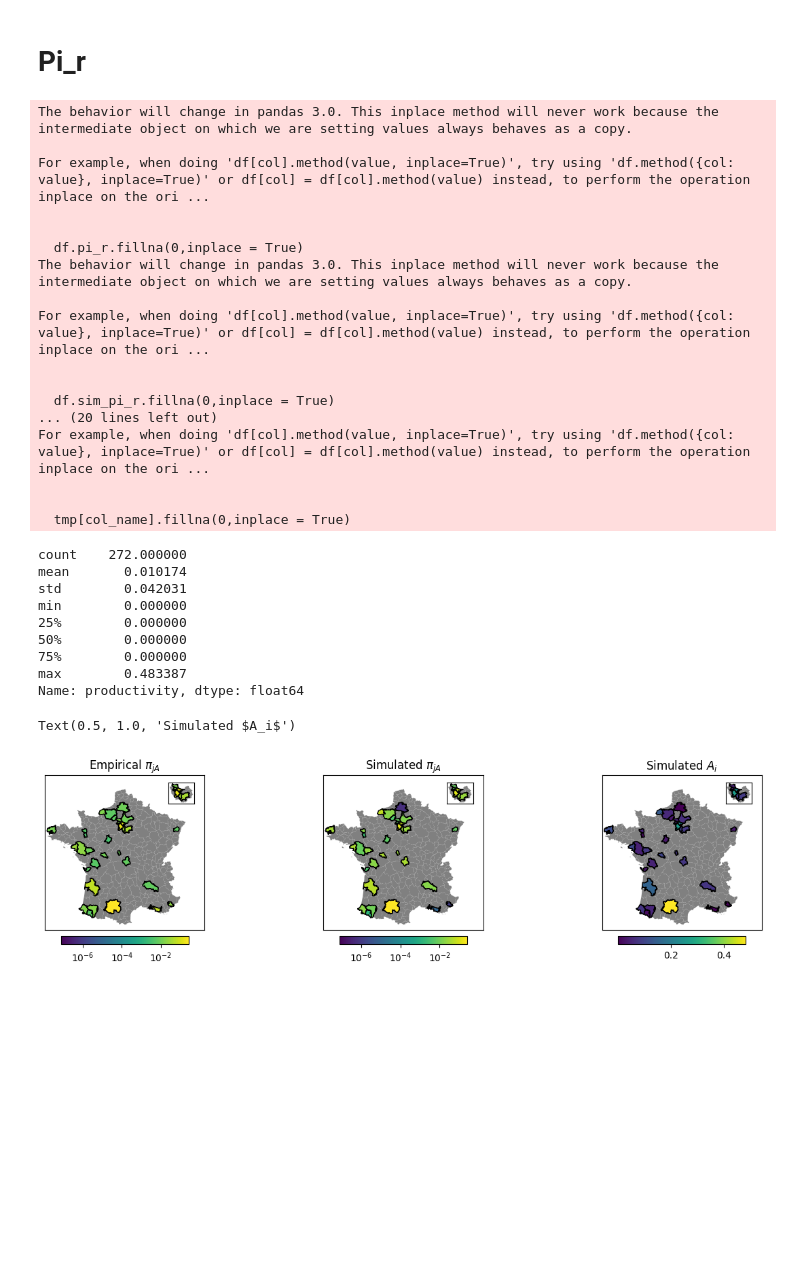
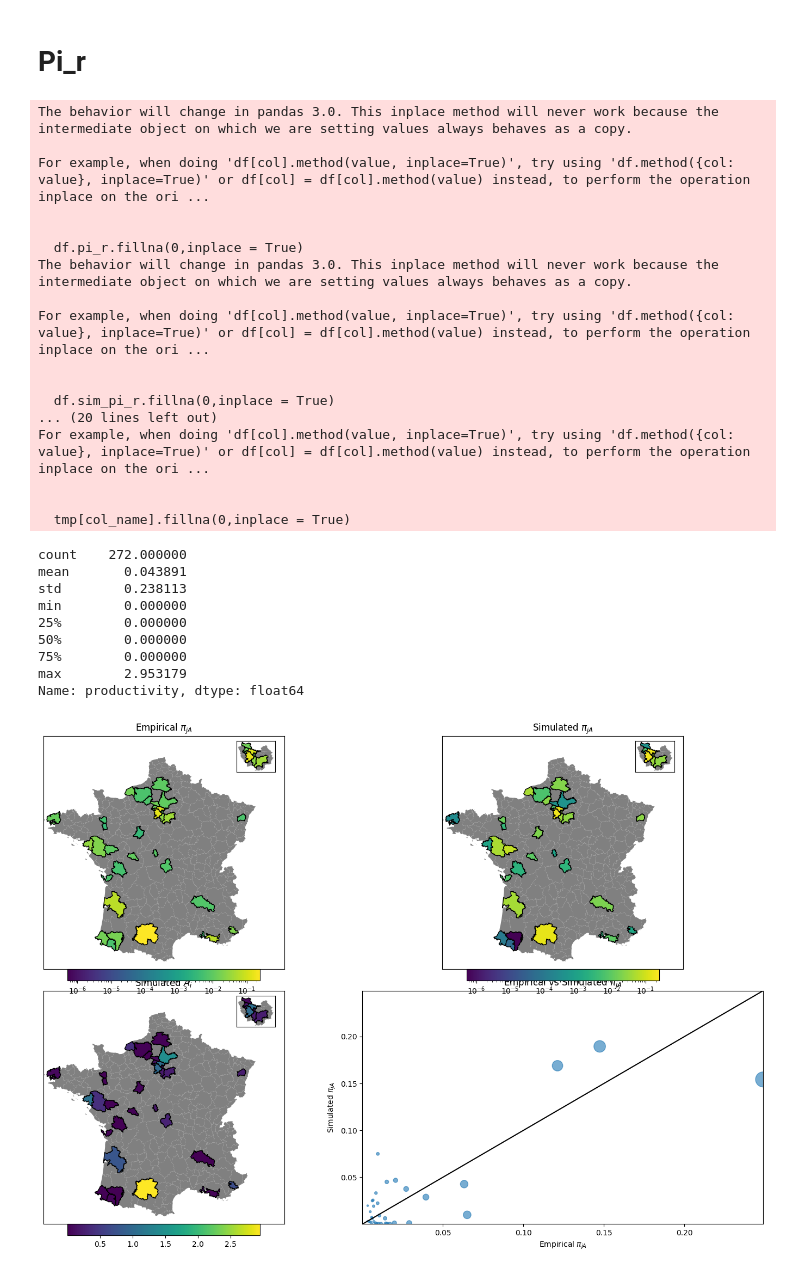
Before and after one commit to SwannChelly/SMM_Spatial_Comovement, a Jupyter notebook: analysis.ipynb, the cells around one changed output. Drawn from its saved outputs; the diff is of its cells as text; code cells hidden in the pictures; blank space fills up the shorter version.

```diff
--- a/analysis.ipynb
+++ b/analysis.ipynb
@@ -139,7 +139,7 @@ reference_empirical_moments = [
 # %%
 # Importation
 
-folder = "../reporting_aero/"
+folder = "./reporting_aero/"
 empirical_moments = np.load(os.path.join(folder,f"empirical_moments.npy"))
 best_simulated_moments = np.load(os.path.join(folder,f"best_simulated_moments.npy"))
 best_params = np.load(os.path.join(folder,f"best_parameters_list.npy"))
@@ -532,43 +572,68 @@ ref = ref.melt(id_vars='ze2010_i', var_name='ze2010_j', value_name='M_ij')
 
 
 
-fig,axs = plt.subplots(1,3,figsize = (15,10))
+fig,axs = plt.subplots(2,2,figsize = (15,10))
 pi_r = load_pi_r(best_simulated_moments_dict['emp_pi_r'][:,K])
 prod = load_productivity(unpack_params(best_params[:,K])['productivity'])
-plot_downstream(pi_r,"pi_r",axs[0])
-plot_downstream(pi_r,"sim_pi_r",axs[1])
-plot_downstream(prod,"productivity",axs[2])
+plot_downstream(pi_r,"pi_r",axs[0,0])
+plot_downstream(pi_r,"sim_pi_r",axs[0,1])
+plot_downstream(prod,"productivity",axs[1,0])
 
 
-axs[0].set_title(r'Empirical $\pi_{jA}$')
-axs[1].set_title(r'Simulated $\pi_{jA}$')
-axs[2].set_title(r'Simulated $A_i$')
+axs[0,0].set_title(r'Empirical $\pi_{jA}$')
+axs[0,1].set_title(r'Simulated $\pi_{jA}$')
+axs[1,0].set_title(r'Simulated $A_i$')
+
+x = pi_r.pi_r.values
+y = pi_r.sim_pi_r.values
+
+mask = x > 0
+x, y = x[mask], y[mask]
+
+# Bubble sizes proportional to empirical pi_r
+sizes = 400 * (x / x.max())
+
+axs[1, 1].scatter(x, y, s=sizes, alpha=0.6)
+
+lims = [
+    min(x.min(), y.min()),
+    max(x.max(), y.max())
+]
+axs[1, 1].plot(lims, lims, color="black")
+axs[1, 1].set_xlim(lims)
+axs[1, 1].set_ylim(lims)
+
+axs[1, 1].set_xlabel(r"Empirical $\pi_{jA}$")
+axs[1, 1].set_ylabel(r"Simulated $\pi_{jA}$")
+axs[1, 1].set_title(r"Empirical vs Simulated $\pi_{jA}$")
+
+plt.tight_layout()
+plt.show()
 # %% [output]
 The behavior will change in pandas 3.0. This inplace method will never work because the intermediate object on which we are setting values always behaves as a copy.
 
 For example, when doing 'df[col].method(value, inplace=True)', try using 'df.method({col: value}, inplace=True)' or df[col] = df[col].method(value) instead, to perform the operation inplace on the ori ...
 
 
   df.pi_r.fillna(0,inplace = True)
 The behavior will change in pandas 3.0. This inplace method will never work because the intermediate object on which we are setting values always behaves as a copy.
 
 For example, when doing 'df[col].method(value, inplace=True)', try using 'df.method({col: value}, inplace=True)' or df[col] = df[col].method(value) instead, to perform the operation inplace on the ori ...
 
 
   df.sim_pi_r.fillna(0,inplace = True)
 ... (20 lines left out)
 For example, when doing 'df[col].method(value, inplace=True)', try using 'df.method({col: value}, inplace=True)' or df[col] = df[col].method(value) instead, to perform the operation inplace on the ori ...
 
 
   tmp[col_name].fillna(0,inplace = True)
 count    272.000000
-mean       0.010174
-std        0.042031
+mean       0.043891
+std        0.238113
 min        0.000000
 25%        0.000000
 50%        0.000000
 75%        0.000000
-max        0.483387
+max        2.953179
 Name: productivity, dtype: float64
-Text(0.5, 1.0, 'Simulated $A_i$')
-[figure, old version]
+[figure, new version]
```
Also changed, not shown: parts of 8 cells of this notebook, 3 other files.
